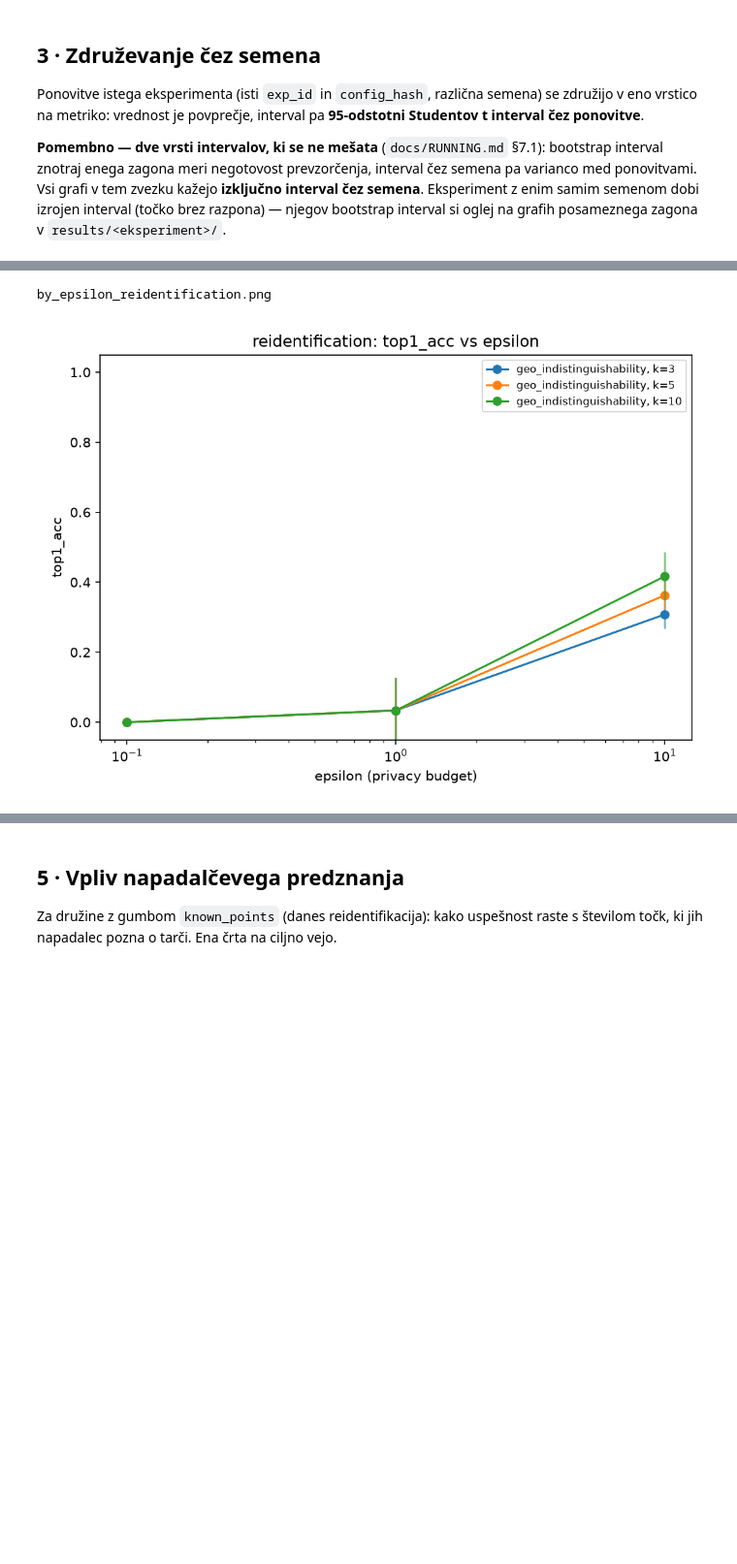
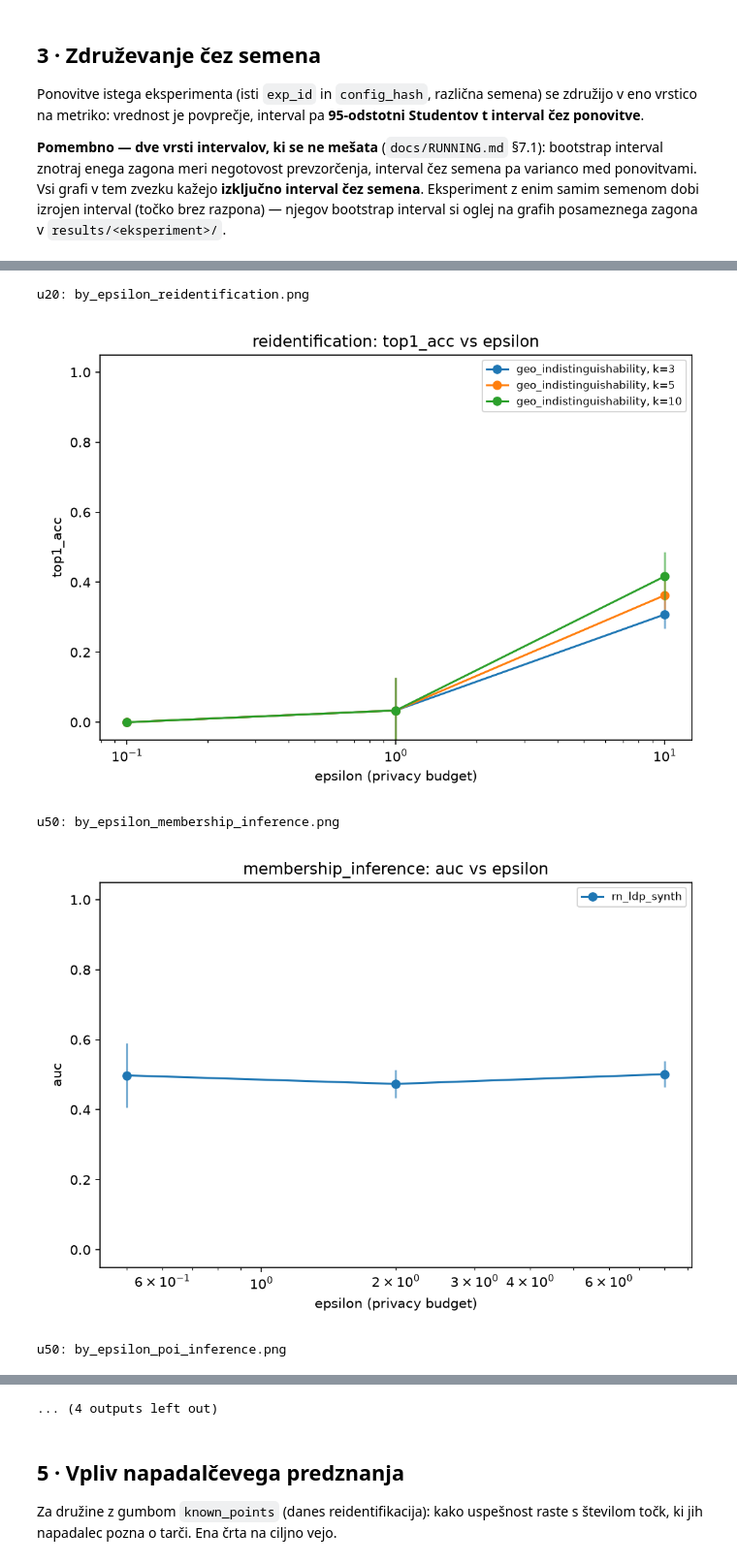
Before and after one commit to ZazoByIntent/RN-Synth-Gen-Sandbox2, a Jupyter notebook: notebooks/03_s4_sweep.ipynb, the cells around one changed output, grey strips where cells are left out. Shown at 97% size. Saved outputs shown, nothing was run; the diff lists cells and outputs as text; code cells hidden in the pictures; blank space fills up the shorter version.

```diff
--- a/notebooks/03_s4_sweep.ipynb
+++ b/notebooks/03_s4_sweep.ipynb
@@ -113,6 +121,15 @@ grafih posameznega zagona v `results/<eksperiment>/`.
 agg_rows = aggregate_over_seeds(records)
 print(df.groupby("exp_id")["seed"].nunique().rename("n_seeds").to_string())
 print(f"{len(agg_rows)} aggregated (experiment x metric) rows")
+
+# The plot grouping keys (arm_id, target_ref, known_points) ignore exp_id and
+# max_users, so mixing sample-ladder rungs in one figure would silently merge
+# them. Sections 4-7 therefore draw one figure set per rung, split here.
+rungs = sorted({r.provenance.max_users for r in records}, key=lambda u: (u is None, u))
+agg_by_rung = {
+    u: aggregate_over_seeds([r for r in records if r.provenance.max_users == u]) for u in rungs
+}
+print("rungs:", {u: len(rows) for u, rows in agg_by_rung.items()})
 # %% [output]
 exp_id
 geolife_geoind_reid_u20    5
@@ -135,7 +159,15 @@ from trajguard.reporting.plots import (
     plot_runtime,
 )
 
-for path in plot_by_epsilon(agg_rows, FIGURES_DIR):
-    print(path.name)
-    display(Image(filename=str(path)))
+
+def rung_dir(rung):
+    d = FIGURES_DIR / (f"u{rung}" if rung is not None else "uall")
+    d.mkdir(parents=True, exist_ok=True)
+    return d
+
+
+for rung in rungs:
+    for path in plot_by_epsilon(agg_by_rung[rung], rung_dir(rung)):
+        print(f"u{rung}: {path.name}")
+        display(Image(filename=str(path)))
 # %% [output]
@@ -147,3 +179,6 @@ by_epsilon_reconstruction.png
 [figure]
-by_epsilon_reidentification.png
+u20: by_epsilon_reidentification.png
 [figure]
+u50: by_epsilon_membership_inference.png
+[figure, added]
+u50: by_epsilon_poi_inference.png
@@ -150,3 +186,4 @@ by_epsilon_reidentification.png
+... (4 outputs left out)
 # %% [markdown]
 ## 5 · Vpliv napadalčevega predznanja
 
```
Also changed, not shown: parts of 11 cells of this notebook, 4 other files.
